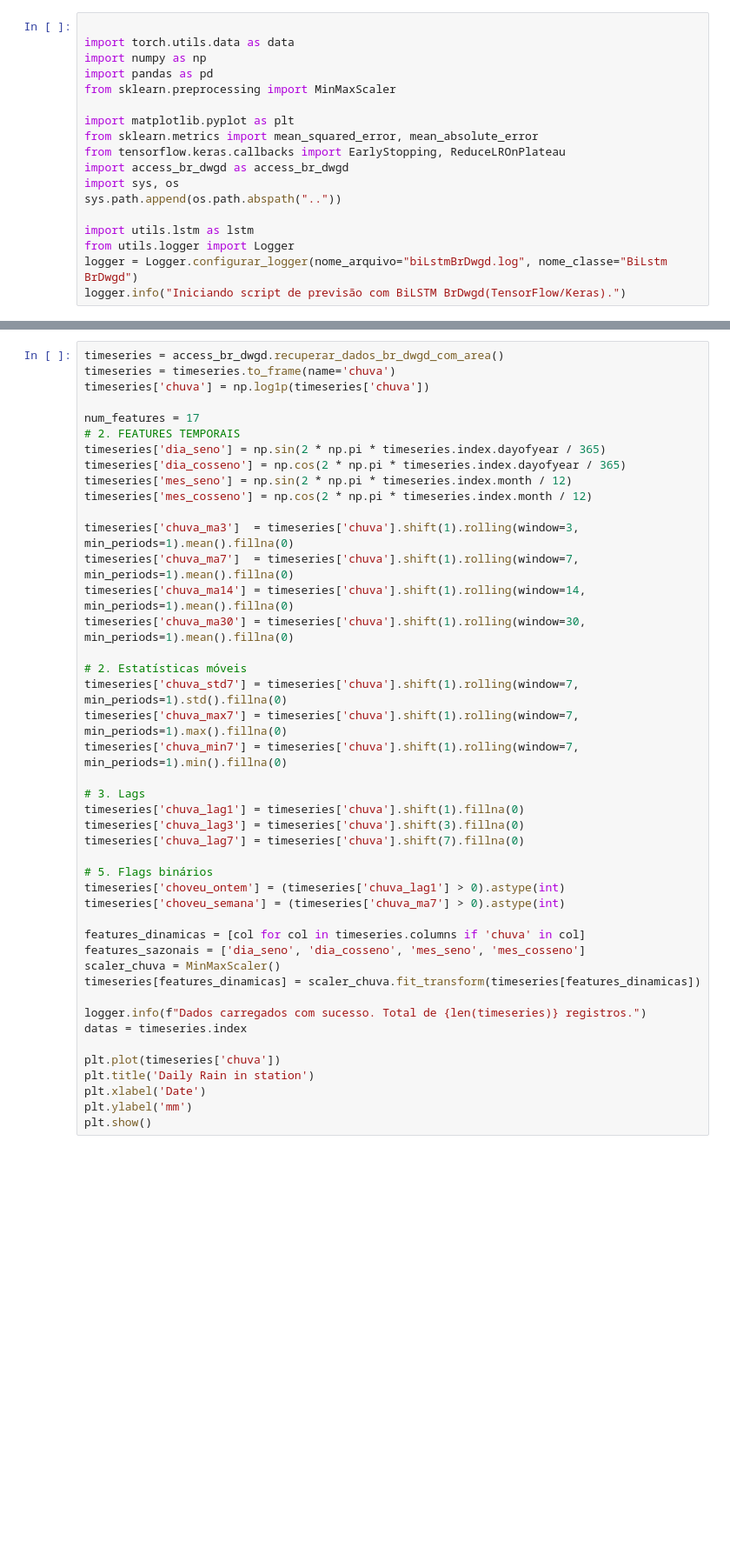
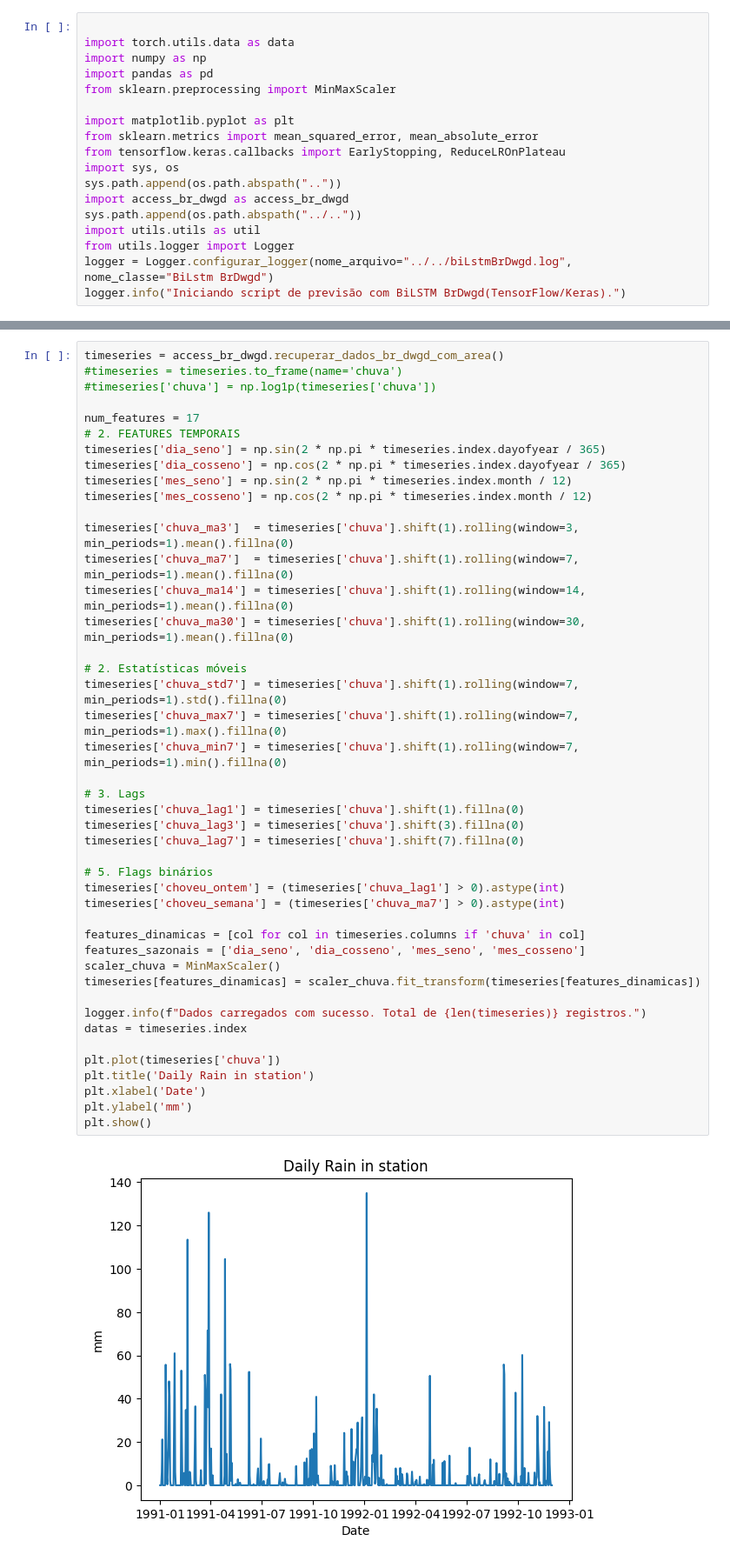
Before and after one commit to pedroboseximenes/tcc, a Jupyter notebook: brDwgd/notebooks/bilstm_br_dwgd.ipynb, the cells around one changed output, grey strips where cells are left out. Shown at 87% size. Drawn from its saved outputs; the diff is of its cells as text; blank space fills up the shorter version.

```diff
--- a/brDwgd/notebooks/bilstm_br_dwgd.ipynb
+++ b/brDwgd/notebooks/bilstm_br_dwgd.ipynb
@@ -8,11 +8,11 @@ from sklearn.preprocessing import MinMaxScaler
 import matplotlib.pyplot as plt
 from sklearn.metrics import mean_squared_error, mean_absolute_error
 from tensorflow.keras.callbacks import EarlyStopping, ReduceLROnPlateau
-import access_br_dwgd as access_br_dwgd
 import sys, os
 sys.path.append(os.path.abspath(".."))
-
-import utils.lstm as lstm
+import access_br_dwgd as access_br_dwgd
+sys.path.append(os.path.abspath("../.."))
+import utils.utils as util
 from utils.logger import Logger
-logger = Logger.configurar_logger(nome_arquivo="biLstmBrDwgd.log", nome_classe="BiLstm BrDwgd")
+logger = Logger.configurar_logger(nome_arquivo="../../biLstmBrDwgd.log", nome_classe="BiLstm BrDwgd")
 logger.info("Iniciando script de previsão com BiLSTM BrDwgd(TensorFlow/Keras).")
@@ -19,7 +21,7 @@ logger.info("Iniciando script de previsão com BiLSTM BrDwgd(TensorFlow/Keras)."
 # %%
 timeseries = access_br_dwgd.recuperar_dados_br_dwgd_com_area()
-timeseries = timeseries.to_frame(name='chuva')
-timeseries['chuva'] = np.log1p(timeseries['chuva'])
+#timeseries = timeseries.to_frame(name='chuva')
+#timeseries['chuva'] = np.log1p(timeseries['chuva'])
 
 num_features = 17
 # 2. FEATURES TEMPORAIS
@@ -33,30 +35,32 @@ timeseries['chuva_ma7']  = timeseries['chuva'].shift(1).rolling(window=7, min_pe
 timeseries['chuva_ma14'] = timeseries['chuva'].shift(1).rolling(window=14, min_periods=1).mean().fillna(0)
 timeseries['chuva_ma30'] = timeseries['chuva'].shift(1).rolling(window=30, min_periods=1).mean().fillna(0)
 
 # 2. Estatísticas móveis
 timeseries['chuva_std7'] = timeseries['chuva'].shift(1).rolling(window=7, min_periods=1).std().fillna(0)
 timeseries['chuva_max7'] = timeseries['chuva'].shift(1).rolling(window=7, min_periods=1).max().fillna(0)
 timeseries['chuva_min7'] = timeseries['chuva'].shift(1).rolling(window=7, min_periods=1).min().fillna(0)
 
 # 3. Lags
 timeseries['chuva_lag1'] = timeseries['chuva'].shift(1).fillna(0)
 timeseries['chuva_lag3'] = timeseries['chuva'].shift(3).fillna(0)
 timeseries['chuva_lag7'] = timeseries['chuva'].shift(7).fillna(0)
 
 # 5. Flags binários
 timeseries['choveu_ontem'] = (timeseries['chuva_lag1'] > 0).astype(int)
 timeseries['choveu_semana'] = (timeseries['chuva_ma7'] > 0).astype(int)
 
 features_dinamicas = [col for col in timeseries.columns if 'chuva' in col]
 features_sazonais = ['dia_seno', 'dia_cosseno', 'mes_seno', 'mes_cosseno']
 scaler_chuva = MinMaxScaler()
 timeseries[features_dinamicas] = scaler_chuva.fit_transform(timeseries[features_dinamicas])
 
 logger.info(f"Dados carregados com sucesso. Total de {len(timeseries)} registros.")
 datas = timeseries.index
 
 plt.plot(timeseries['chuva'])
 plt.title('Daily Rain in station')
 plt.xlabel('Date')
 plt.ylabel('mm')
 plt.show()
+# %% [output]
+[figure, added]
```
Also changed, not shown: parts of 2 cells of this notebook, 16 other files.
